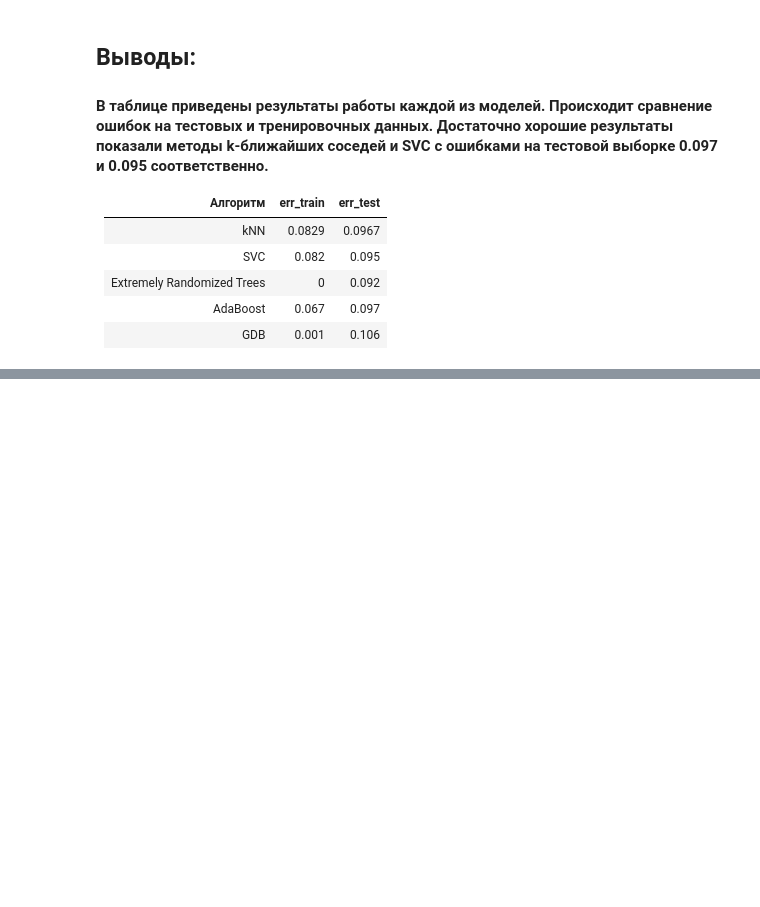
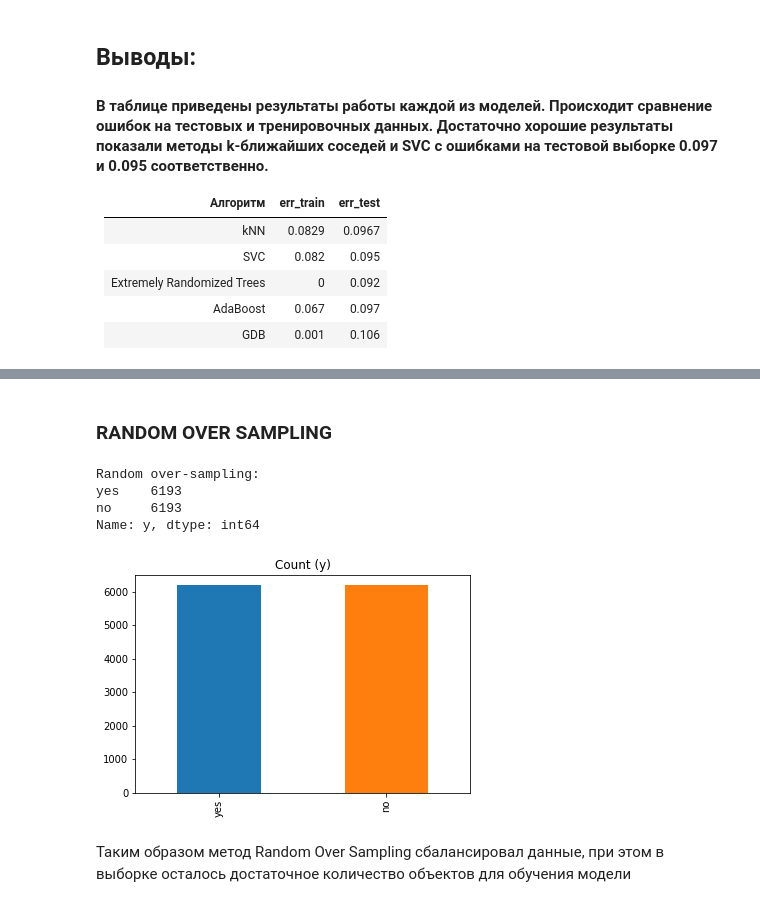
Before and after one commit to KhAngelina/ML, a Jupyter notebook: Task1/tutorial_deposite_prediction.ipynb, the cells around one changed output, grey strips where cells are left out. Drawn from its saved outputs; the diff is of its cells as text; code cells hidden in the pictures; blank space fills up the shorter version.

```diff
--- a/Task1/tutorial_deposite_prediction.ipynb
+++ b/Task1/tutorial_deposite_prediction.ipynb
@@ -893,0 +963,18 @@ print(confusion_matrix(y_test, y_test_predict))
+# %% [markdown]
+### RANDOM OVER SAMPLING
+# %%
+df_class_1_over = df_class_1.sample(count_class_0, replace=True)
+df_test_over = pd.concat([df_class_0, df_class_1_over], axis=0)
+
+print('Random over-sampling:')
+print(df_test_over.y.value_counts())
+
+df_test_over.y.value_counts().plot(kind='bar', title='Count (y)');
+# %% [output]
+Random over-sampling:
+yes    6193
+no     6193
+Name: y, dtype: int64
+[figure, added]
+# %% [markdown]
+Таким образом метод Random Over Sampling сбалансировал данные, при этом в выборке осталось достаточное количество объектов для обучения модели
```
Also changed, not shown: parts of 59 cells of this notebook.
